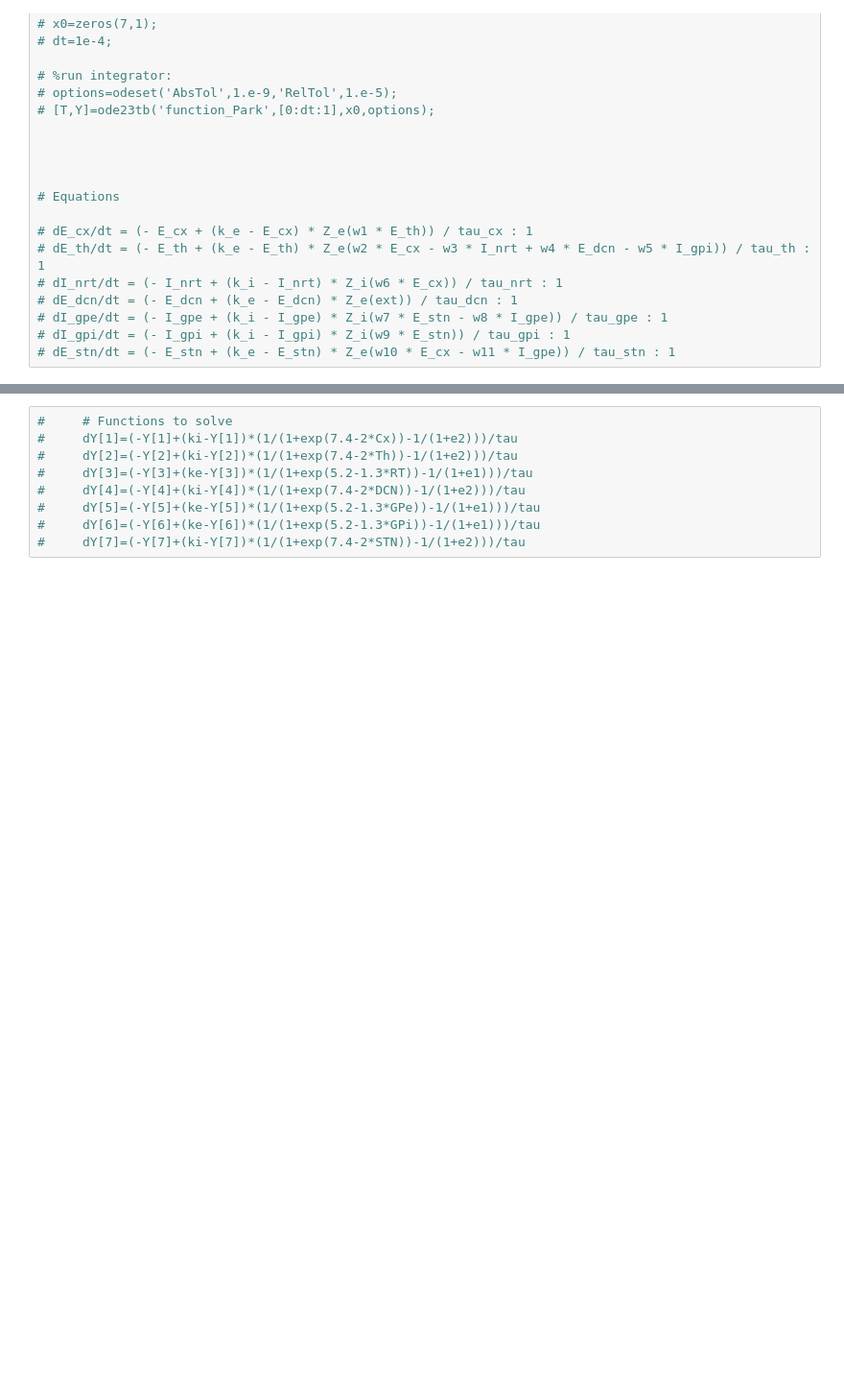
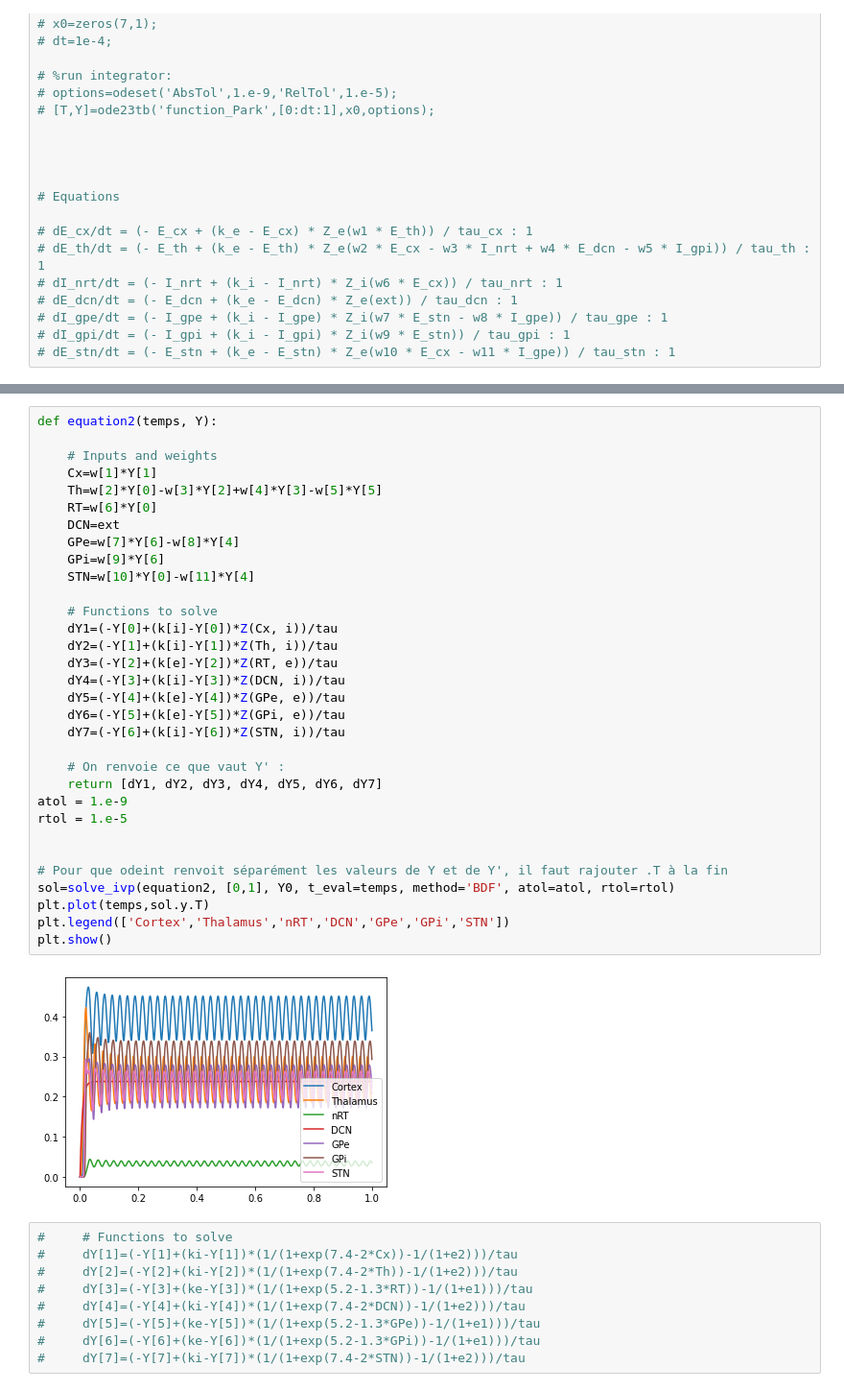
Before and after one commit to clemvst/Parkinson_ComputationalNeuroscience, a Jupyter notebook: Model_withoutBrian.ipynb, the cells around one changed output, grey strips where cells are left out. Shown at 96% size. Drawn from its saved outputs; the diff is of its cells as text; blank space fills up the shorter version.

```diff
--- a/Model_withoutBrian.ipynb
+++ b/Model_withoutBrian.ipynb
@@ -152,3 +147,37 @@ ke
+# %%
+def equation2(temps, Y):
+
+    # Inputs and weights
+    Cx=w[1]*Y[1]
+    Th=w[2]*Y[0]-w[3]*Y[2]+w[4]*Y[3]-w[5]*Y[5]
+    RT=w[6]*Y[0]
+    DCN=ext
+    GPe=w[7]*Y[6]-w[8]*Y[4]
+    GPi=w[9]*Y[6]
+    STN=w[10]*Y[0]-w[11]*Y[4]
+
+    # Functions to solve
+    dY1=(-Y[0]+(k[i]-Y[0])*Z(Cx, i))/tau
+    dY2=(-Y[1]+(k[i]-Y[1])*Z(Th, i))/tau
+    dY3=(-Y[2]+(k[e]-Y[2])*Z(RT, e))/tau
+    dY4=(-Y[3]+(k[i]-Y[3])*Z(DCN, i))/tau
+    dY5=(-Y[4]+(k[e]-Y[4])*Z(GPe, e))/tau
+    dY6=(-Y[5]+(k[e]-Y[5])*Z(GPi, e))/tau
+    dY7=(-Y[6]+(k[i]-Y[6])*Z(STN, i))/tau
+
+    # On renvoie ce que vaut Y' :
+    return [dY1, dY2, dY3, dY4, dY5, dY6, dY7]
+atol = 1.e-9
+rtol = 1.e-5
+
+
+# Pour que odeint renvoit séparément les valeurs de Y et de Y', il faut rajouter .T à la fin
+sol=solve_ivp(equation2, [0,1], Y0, t_eval=temps, method='BDF', atol=atol, rtol=rtol)
+plt.plot(temps,sol.y.T)
+plt.legend(['Cortex','Thalamus','nRT','DCN','GPe','GPi','STN'])
+plt.show()
+# %% [output]
+[figure, added]
 # %%
 #     # Functions to solve
 #     dY[1]=(-Y[1]+(ki-Y[1])*(1/(1+exp(7.4-2*Cx))-1/(1+e2)))/tau
```
Also changed, not shown: parts of 8 cells of this notebook, 1 other file.
